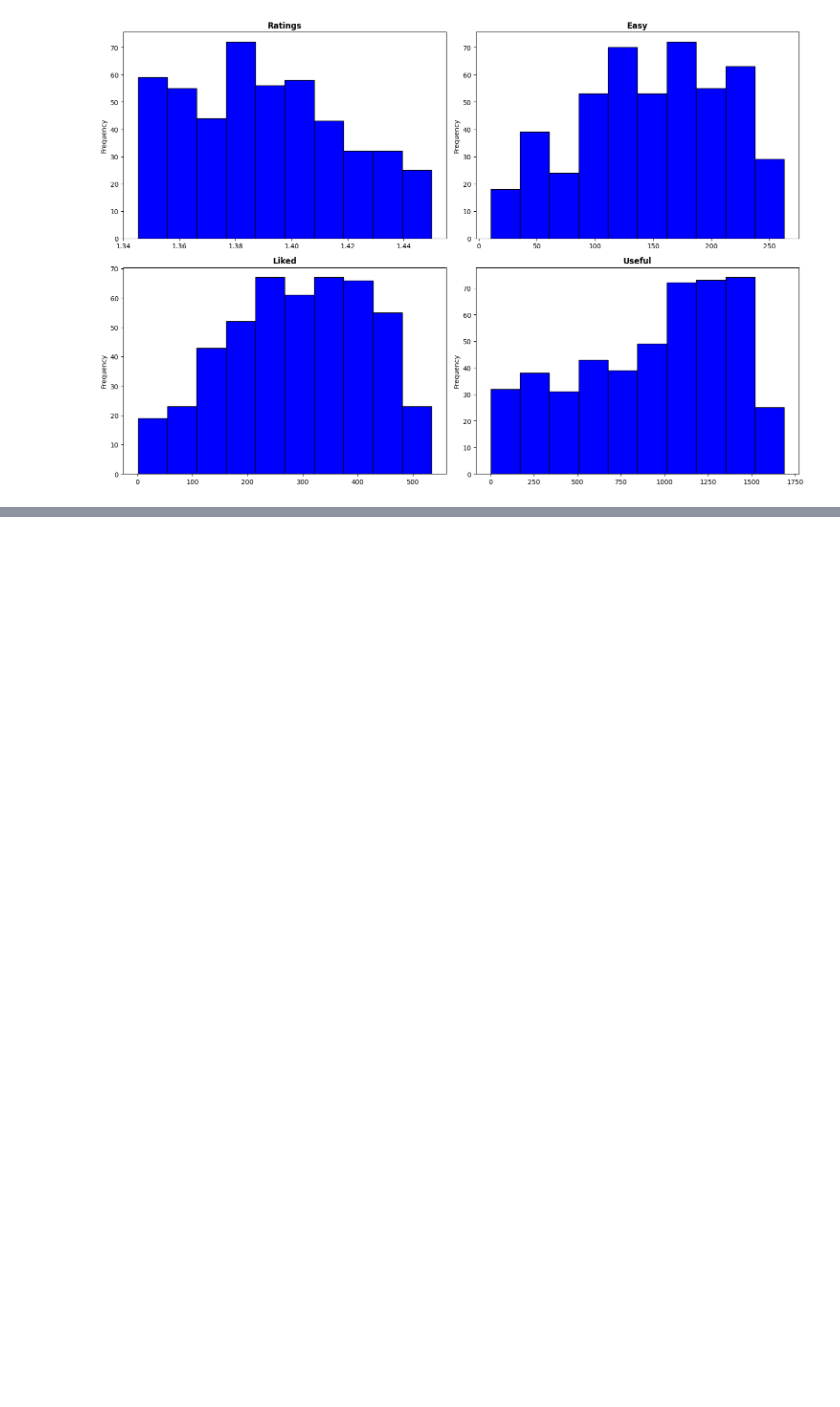
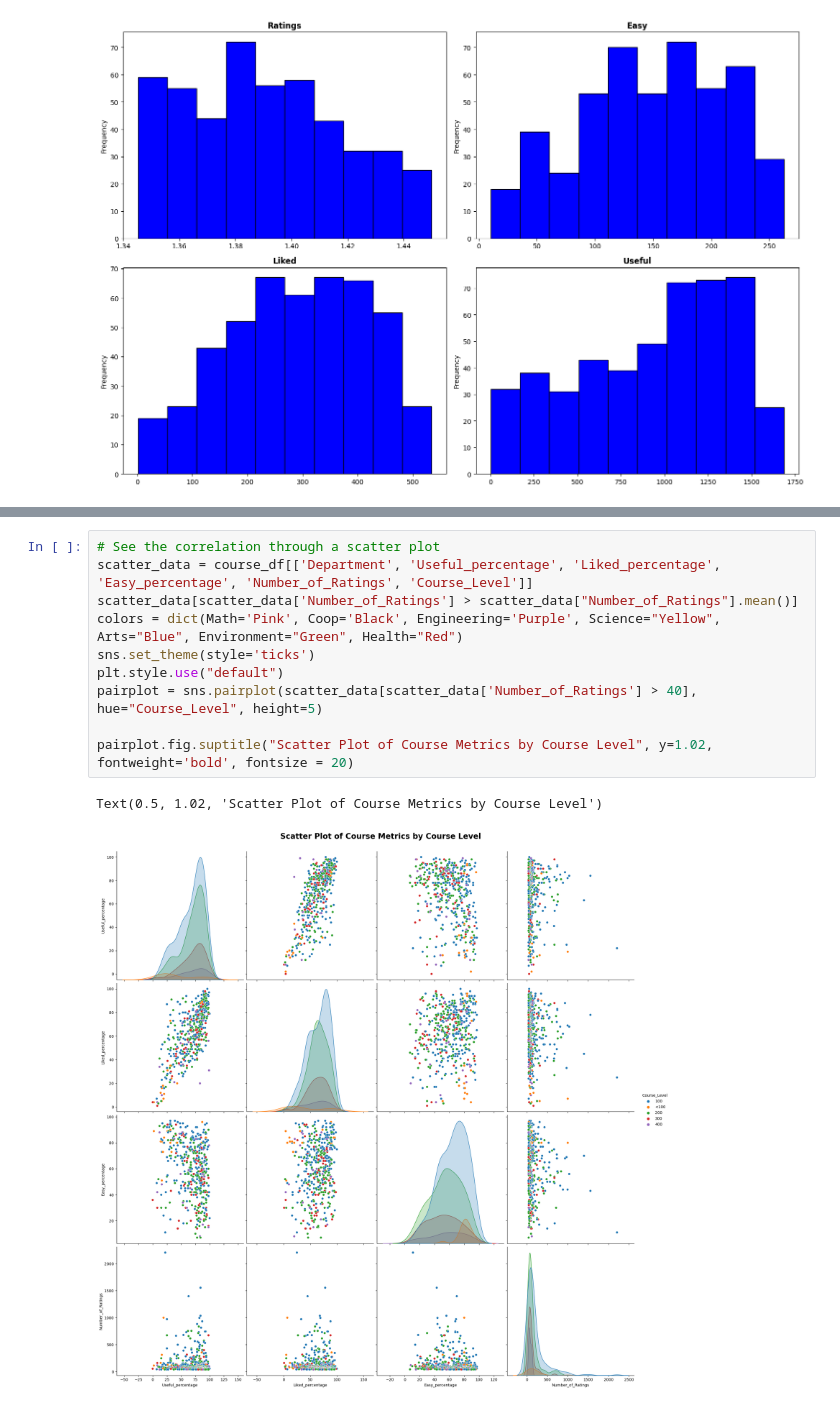
Before and after one commit to s2shams/UW-Course-Analysis, a Jupyter notebook: Data Visualization.ipynb, the cells around one changed output, grey strips where cells are left out. Drawn from its saved outputs; the diff is of its cells as text; blank space fills up the shorter version.

```diff
--- a/Data Visualization.ipynb
+++ b/Data Visualization.ipynb
@@ -261,0 +270,13 @@ Skewness after transformation: -0.41610
+# %%
+# See the correlation through a scatter plot
+scatter_data = course_df[['Department', 'Useful_percentage', 'Liked_percentage', 'Easy_percentage', 'Number_of_Ratings', 'Course_Level']]
+scatter_data[scatter_data['Number_of_Ratings'] > scatter_data["Number_of_Ratings"].mean()]
+colors = dict(Math='Pink', Coop='Black', Engineering='Purple', Science="Yellow", Arts="Blue", Environment="Green", Health="Red")
+sns.set_theme(style='ticks')
+plt.style.use("default")
+pairplot = sns.pairplot(scatter_data[scatter_data['Number_of_Ratings'] > 40], hue="Course_Level", height=5)
+
+pairplot.fig.suptitle("Scatter Plot of Course Metrics by Course Level", y=1.02, fontweight='bold', fontsize = 20)
+# %% [output]
+Text(0.5, 1.02, 'Scatter Plot of Course Metrics by Course Level')
+[figure, added]
```
Also changed, not shown: parts of 9 cells of this notebook.
